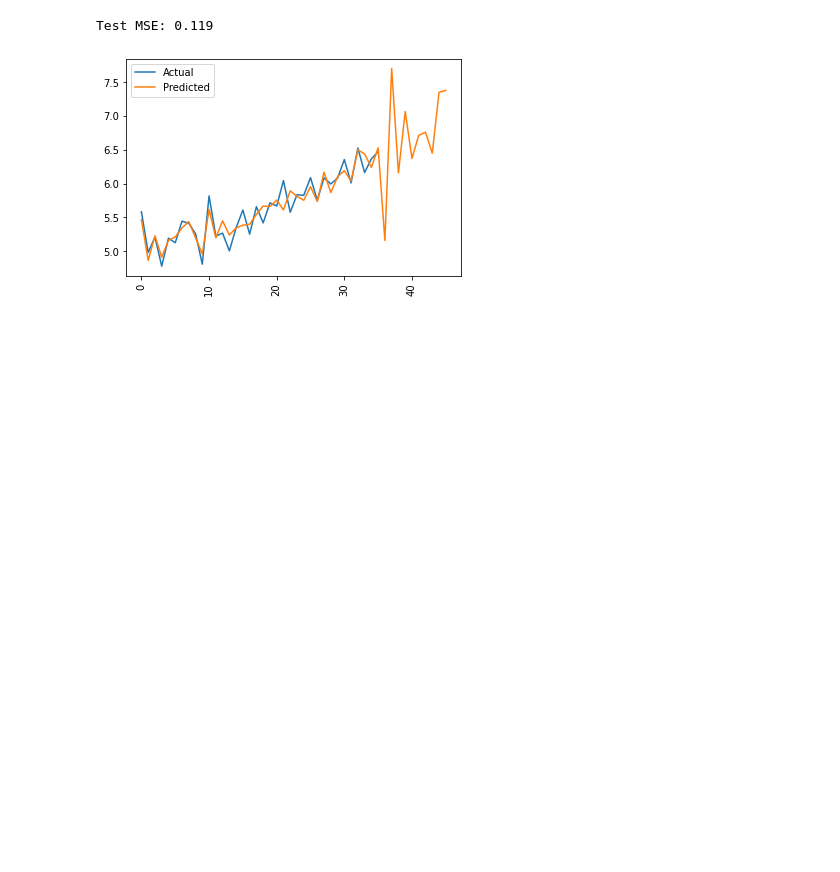
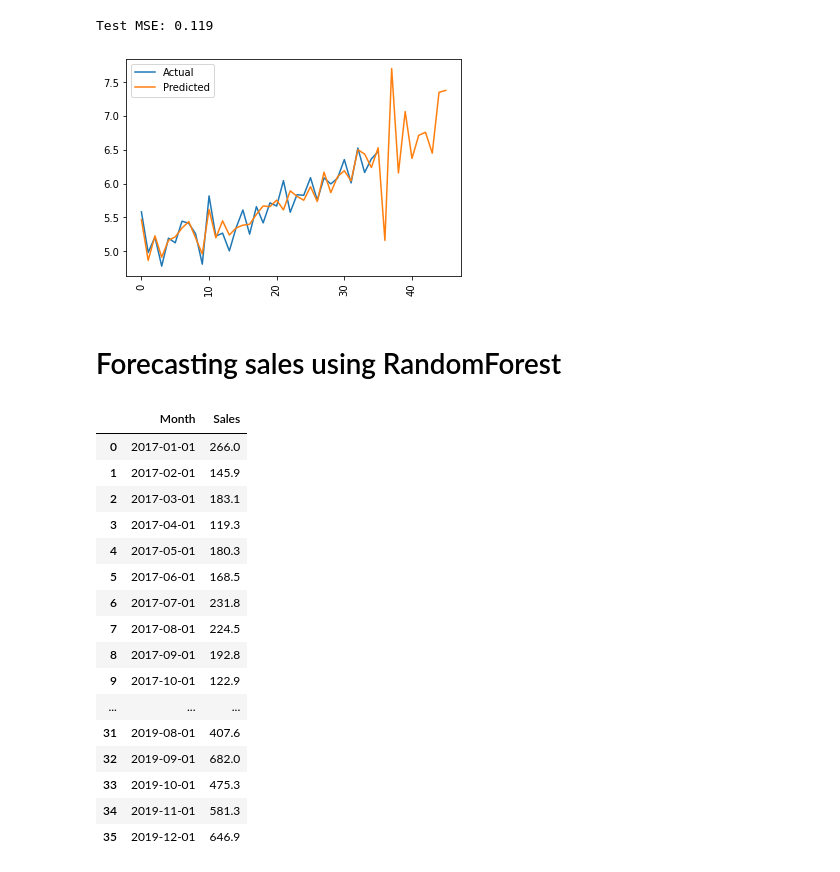
Before and after one commit to Zeeshan-99/sales_forecasting, a Jupyter notebook: Rough_timeSeries_Forecasting.ipynb, the cells around one changed output. Cells and saved outputs as stored; diff of their text form; code cells hidden in the pictures; blank space fills up the shorter version.

```diff
--- a/Rough_timeSeries_Forecasting.ipynb
+++ b/Rough_timeSeries_Forecasting.ipynb
@@ -11,5 +9,5 @@ model = Prophet() #instantiate Prophet
 # %%
-df= pd.read_csv('shampoo-sales1.csv')
+df= pd.read_csv('shampoo.csv')
 df.head()
 # %% [output]
 |  | Month | Sales |
@@ -98,3 +96,5 @@ plt.show()
 # return render_template('home.html',user_image = full_filename,tables=[final_df_1.to_html(classes='forecast')],titles=['na','forecast'],query1 = request.form['query1'],query2 = request.form['query2'],query3 = request.form['query3'])
 # %% [output]
 [figure]
+# %% [markdown]
+# Forecasting sales using RandomForest
@@ -100,0 +117,21 @@ plt.show()
+# %%
+df['Month']= pd.to_datetime(df['Month'])
+df
+# %% [output]
+|  | Month | Sales |
+| 0 | 2017-01-01 | 266.0 |
+| 1 | 2017-02-01 | 145.9 |
+| 2 | 2017-03-01 | 183.1 |
+| 3 | 2017-04-01 | 119.3 |
+| 4 | 2017-05-01 | 180.3 |
+| 5 | 2017-06-01 | 168.5 |
+| 6 | 2017-07-01 | 231.8 |
+| 7 | 2017-08-01 | 224.5 |
+| 8 | 2017-09-01 | 192.8 |
+| 9 | 2017-10-01 | 122.9 |
+| ... | ... | ... |
+| 31 | 2019-08-01 | 407.6 |
+| 32 | 2019-09-01 | 682.0 |
+| 33 | 2019-10-01 | 475.3 |
+| 34 | 2019-11-01 | 581.3 |
+| 35 | 2019-12-01 | 646.9 |
```
Also changed, not shown: parts of 9 cells of this notebook, 10 other files.
